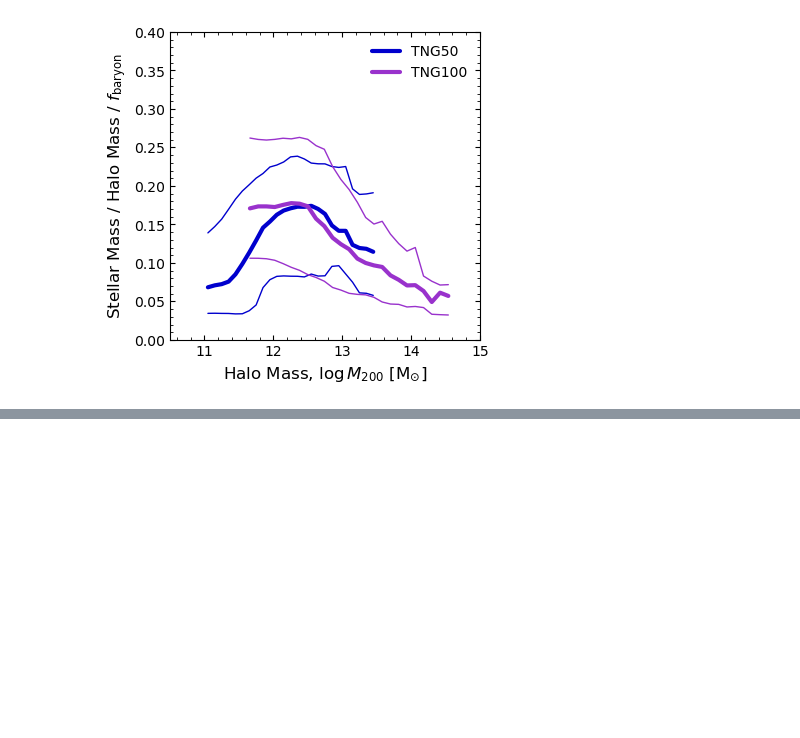
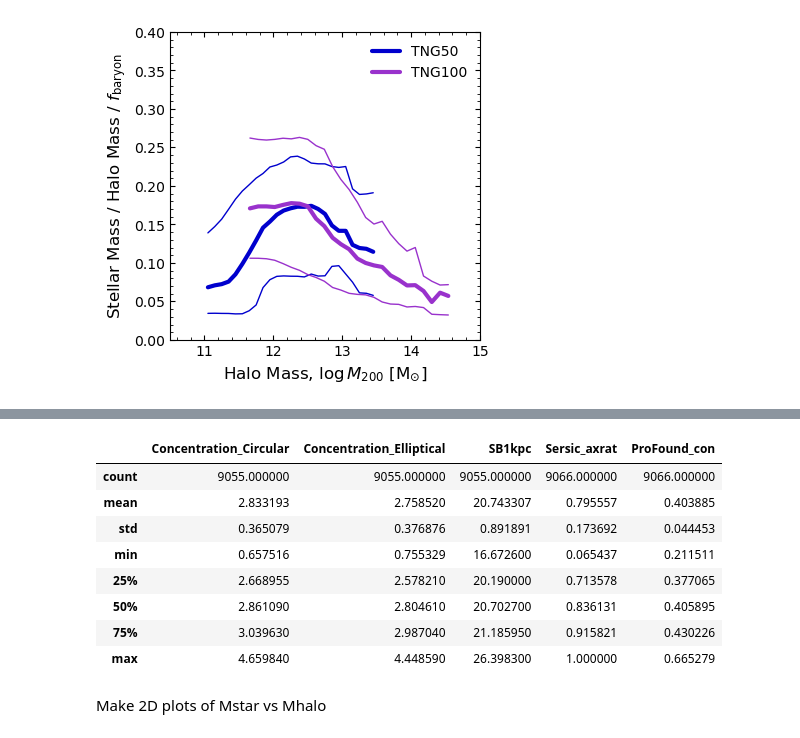
Before and after one commit to cbottrell/hsc_profit, a Jupyter notebook: HaloFlow2.ipynb, the cells around one changed output, grey strips where cells are left out. Drawn from its saved outputs; the diff is of its cells as text; code cells hidden in the pictures; blank space fills up the shorter version.

```diff
--- a/HaloFlow2.ipynb
+++ b/HaloFlow2.ipynb
@@ -526,6 +541,3 @@ ax.legend(loc=1,edgecolor='None')
 fig.savefig('figures/SHMR.png', dpi=256, bbox_inches='tight')
 # %% [output]
 [figure]
-# %%
-fig, ax = plt.subplots(1,1,figsize=(4,4))
-xmin,xmax = 9,12.6
@@ -609,0 +1250,14 @@ df_corr =
+# %%
+df_cen[['Concentration_Circular','Concentration_Elliptical','SB1kpc','Sersic_axrat', 'ProFound_con']].describe()
+# %% [output]
+|  | Concentration_Circular | Concentration_Elliptical | SB1kpc | Sersic_axrat | ProFound_con |
+| count | 9055.000000 | 9055.000000 | 9055.000000 | 9066.000000 | 9066.000000 |
+| mean | 2.833193 | 2.758520 | 20.743307 | 0.795557 | 0.403885 |
+| std | 0.365079 | 0.376876 | 0.891891 | 0.173692 | 0.044453 |
+| min | 0.657516 | 0.755329 | 16.672600 | 0.065437 | 0.211511 |
+| 25% | 2.668955 | 2.578210 | 20.190000 | 0.713578 | 0.377065 |
+| 50% | 2.861090 | 2.804610 | 20.702700 | 0.836131 | 0.405895 |
+| 75% | 3.039630 | 2.987040 | 21.185950 | 0.915821 | 0.430226 |
+| max | 4.659840 | 4.448590 | 26.398300 | 1.000000 | 0.665279 |
+# %% [markdown]
+Make 2D plots of Mstar vs Mhalo
```
Also changed, not shown: parts of 18 cells of this notebook, 3 other files.
